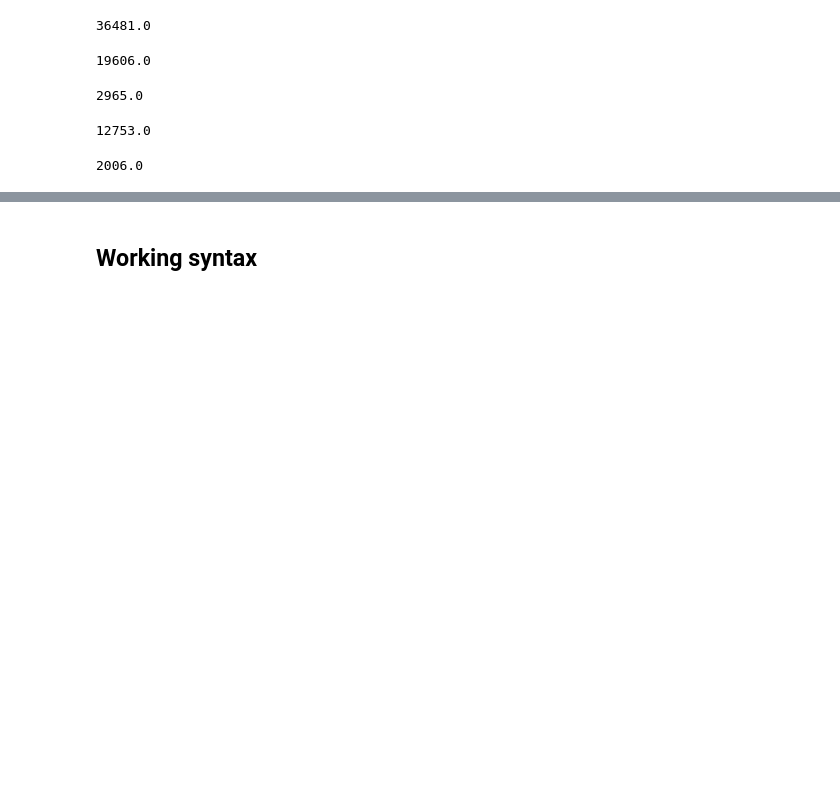
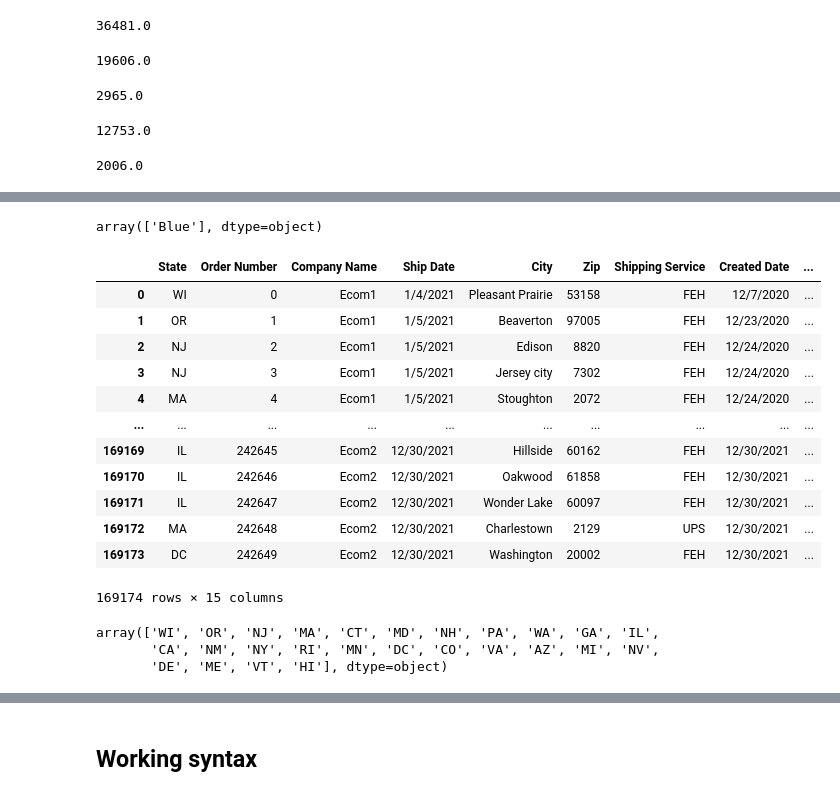
Before and after one commit to Sgant1/Winedemic, a Jupyter notebook: Analysis/Winedemic_Analysis_2021.ipynb, the cells around one changed output, grey strips where cells are left out. Cells and saved outputs as stored; diff of their text form; code cells hidden in the pictures; blank space fills up the shorter version.

```diff
--- a/Analysis/Winedemic_Analysis_2021.ipynb
+++ b/Analysis/Winedemic_Analysis_2021.ipynb
@@ -681,0 +723,4 @@ total_bottle_count_by_state
+# %%
+#Create a df with only orders created in blue states.
+blue_states_2021= states_2021[states_2021['Political Alignment'] == 'Blue']
+blue_states_2021.head()
@@ -681,0 +735,29 @@ total_bottle_count_by_state
+# %%
+#Check that blue_states_2021 is all "Blue"
+blue_states_2021["Political Alignment"].unique()
+# %% [output]
+array(['Blue'], dtype=object)
+# %%
+#Rest index to figure out which states are red with unique() below.
+new_blue_states_2021 = blue_states_2021.reset_index()
+new_blue_states_2021
+# %% [output]
+|  | State | Order Number | Company Name | Ship Date | City | Zip | Shipping Service | Created Date | ... |
+| 0 | WI | 0 | Ecom1 | 1/4/2021 | Pleasant Prairie | 53158 | FEH | 12/7/2020 | ... |
+| 1 | OR | 1 | Ecom1 | 1/5/2021 | Beaverton | 97005 | FEH | 12/23/2020 | ... |
+| 2 | NJ | 2 | Ecom1 | 1/5/2021 | Edison | 8820 | FEH | 12/24/2020 | ... |
+| 3 | NJ | 3 | Ecom1 | 1/5/2021 | Jersey city | 7302 | FEH | 12/24/2020 | ... |
+| 4 | MA | 4 | Ecom1 | 1/5/2021 | Stoughton | 2072 | FEH | 12/24/2020 | ... |
+| ... | ... | ... | ... | ... | ... | ... | ... | ... | ... |
+| 169169 | IL | 242645 | Ecom2 | 12/30/2021 | Hillside | 60162 | FEH | 12/30/2021 | ... |
+| 169170 | IL | 242646 | Ecom2 | 12/30/2021 | Oakwood | 61858 | FEH | 12/30/2021 | ... |
+| 169171 | IL | 242647 | Ecom2 | 12/30/2021 | Wonder Lake | 60097 | FEH | 12/30/2021 | ... |
+| 169172 | MA | 242648 | Ecom2 | 12/30/2021 | Charlestown | 2129 | UPS | 12/30/2021 | ... |
+| 169173 | DC | 242649 | Ecom2 | 12/30/2021 | Washington | 20002 | FEH | 12/30/2021 | ... |
+169174 rows × 15 columns
+# %%
+new_blue_states_2021.State.unique()
+# %% [output]
+array(['WI', 'OR', 'NJ', 'MA', 'CT', 'MD', 'NH', 'PA', 'WA', 'GA', 'IL',
+       'CA', 'NM', 'NY', 'RI', 'MN', 'DC', 'CO', 'VA', 'AZ', 'MI', 'NV',
+       'DE', 'ME', 'VT', 'HI'], dtype=object)
```
Also changed, not shown: parts of 48 cells of this notebook, 21 other files.
